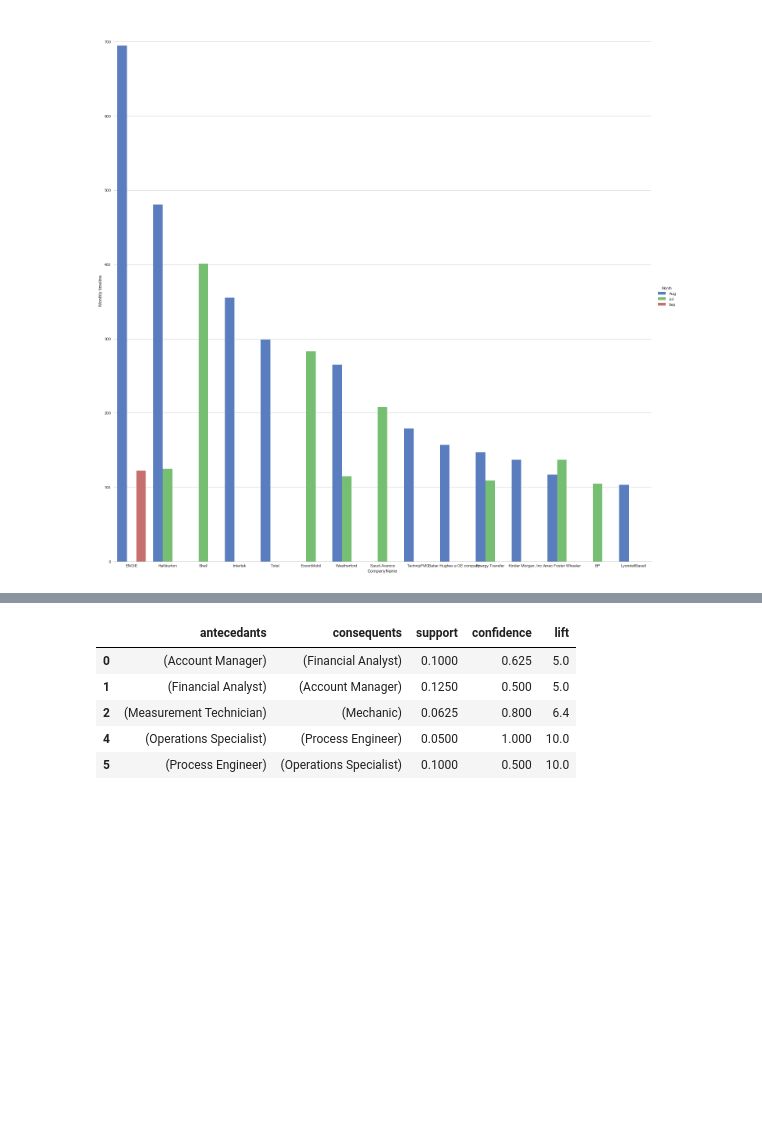
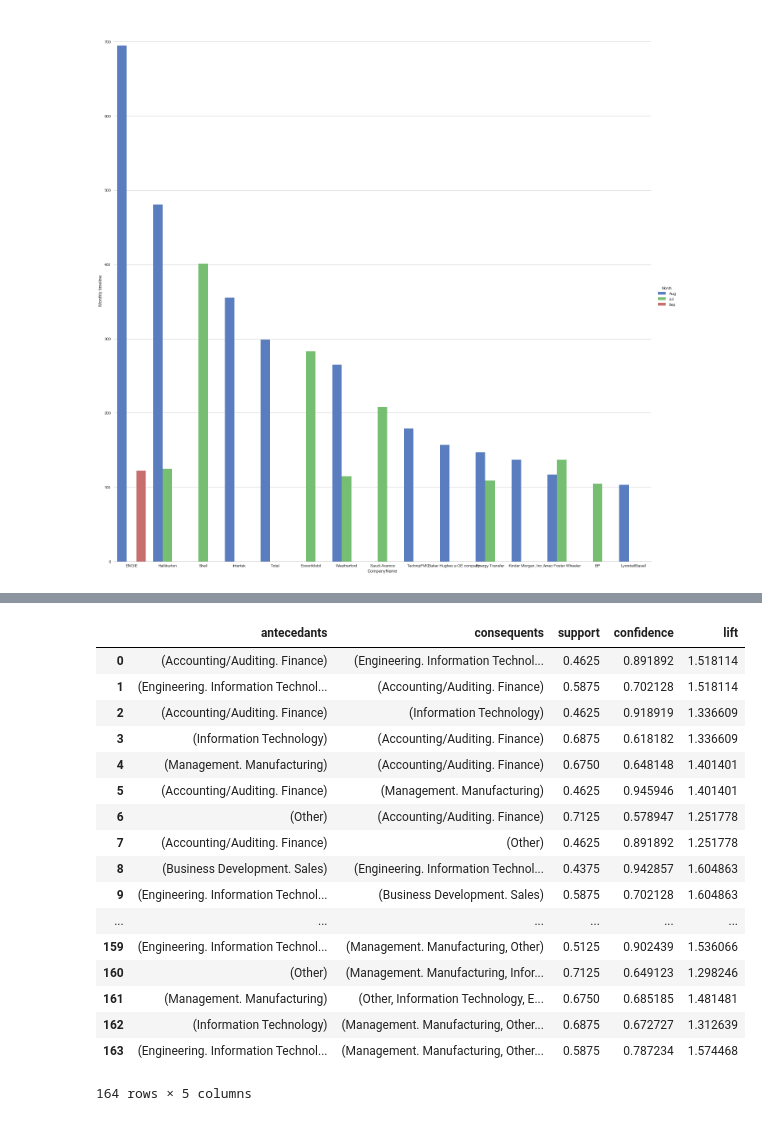
Before and after one commit to sp3234/DataScience, a Jupyter notebook: LinkedIn.ipynb, the cells around one changed output, grey strips where cells are left out. Cells and saved outputs as stored; diff of their text form; code cells hidden in the pictures; blank space fills up the shorter version.

```diff
--- a/LinkedIn.ipynb
+++ b/LinkedIn.ipynb
@@ -157,7 +156,7 @@ from apyori import apriori
 from mlxtend.frequent_patterns import apriori
 from mlxtend.frequent_patterns import association_rules
 # %%
-job_trends = (grouped_df.groupby(['CompanyName','JobTitle'])['counts']
+job_trends = (grouped_df.groupby(['CompanyName','JobFunction'])['counts']
           .sum().unstack().reset_index().fillna(0)
           .set_index('CompanyName'))
 # %%
@@ -193,5 +192,5 @@ job_trends
 # %%
-freqjobs = apriori(job_trends, min_support=0.05, use_colnames=True)
+freqjobs = apriori(job_trends, min_support=0.4, use_colnames=True)
 # %%
 freqjobs
 # %% [output]
@@ -226,10 +236,22 @@ rules
 # %%
-rules[ (rules['lift'] >= 5) &
+rules[ (rules['lift'] >= 1) &
        (rules['confidence'] >= 0.5) ]
 # %% [output]
 |  | antecedants | consequents | support | confidence | lift |
-| 0 | (Account Manager) | (Financial Analyst) | 0.1000 | 0.625 | 5.0 |
-| 1 | (Financial Analyst) | (Account Manager) | 0.1250 | 0.500 | 5.0 |
-| 2 | (Measurement Technician) | (Mechanic) | 0.0625 | 0.800 | 6.4 |
-| 4 | (Operations Specialist) | (Process Engineer) | 0.0500 | 1.000 | 10.0 |
-| 5 | (Process Engineer) | (Operations Specialist) | 0.1000 | 0.500 | 10.0 |
+| 0 | (Accounting/Auditing. Finance) | (Engineering. Information Technol... | 0.4625 | 0.891892 | 1.518114 |
+| 1 | (Engineering. Information Technol... | (Accounting/Auditing. Finance) | 0.5875 | 0.702128 | 1.518114 |
+| 2 | (Accounting/Auditing. Finance) | (Information Technology) | 0.4625 | 0.918919 | 1.336609 |
+| 3 | (Information Technology) | (Accounting/Auditing. Finance) | 0.6875 | 0.618182 | 1.336609 |
+| 4 | (Management. Manufacturing) | (Accounting/Auditing. Finance) | 0.6750 | 0.648148 | 1.401401 |
+| 5 | (Accounting/Auditing. Finance) | (Management. Manufacturing) | 0.4625 | 0.945946 | 1.401401 |
+| 6 | (Other) | (Accounting/Auditing. Finance) | 0.7125 | 0.578947 | 1.251778 |
+| 7 | (Accounting/Auditing. Finance) | (Other) | 0.4625 | 0.891892 | 1.251778 |
+| 8 | (Business Development. Sales) | (Engineering. Information Technol... | 0.4375 | 0.942857 | 1.604863 |
+| 9 | (Engineering. Information Technol... | (Business Development. Sales) | 0.5875 | 0.702128 | 1.604863 |
+| ... | ... | ... | ... | ... | ... |
+| 159 | (Engineering. Information Technol... | (Management. Manufacturing, Other) | 0.5125 | 0.902439 | 1.536066 |
+| 160 | (Other) | (Management. Manufacturing, Infor... | 0.7125 | 0.649123 | 1.298246 |
+| 161 | (Management. Manufacturing) | (Other, Information Technology, E... | 0.6750 | 0.685185 | 1.481481 |
+| 162 | (Information Technology) | (Management. Manufacturing, Other... | 0.6875 | 0.672727 | 1.312639 |
+| 163 | (Engineering. Information Technol... | (Management. Manufacturing, Other... | 0.5875 | 0.787234 | 1.574468 |
+164 rows × 5 columns
```
Also changed, not shown: parts of 4 cells of this notebook.
